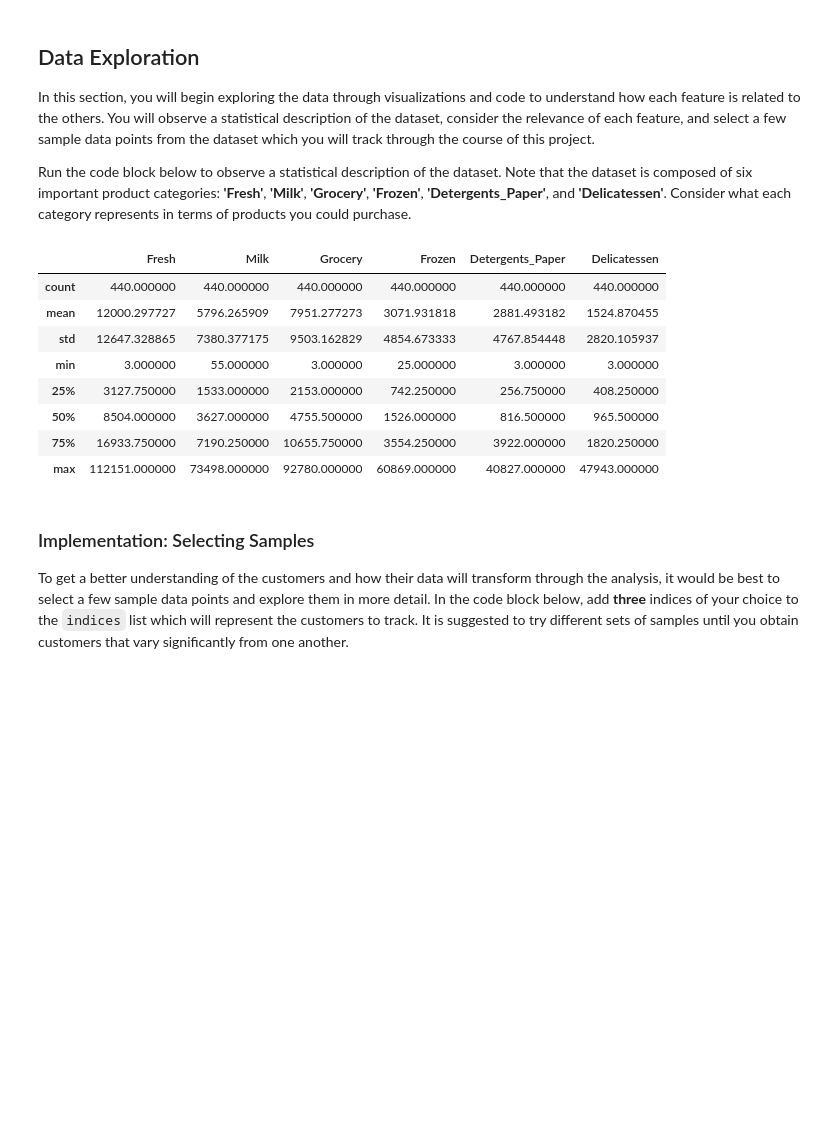
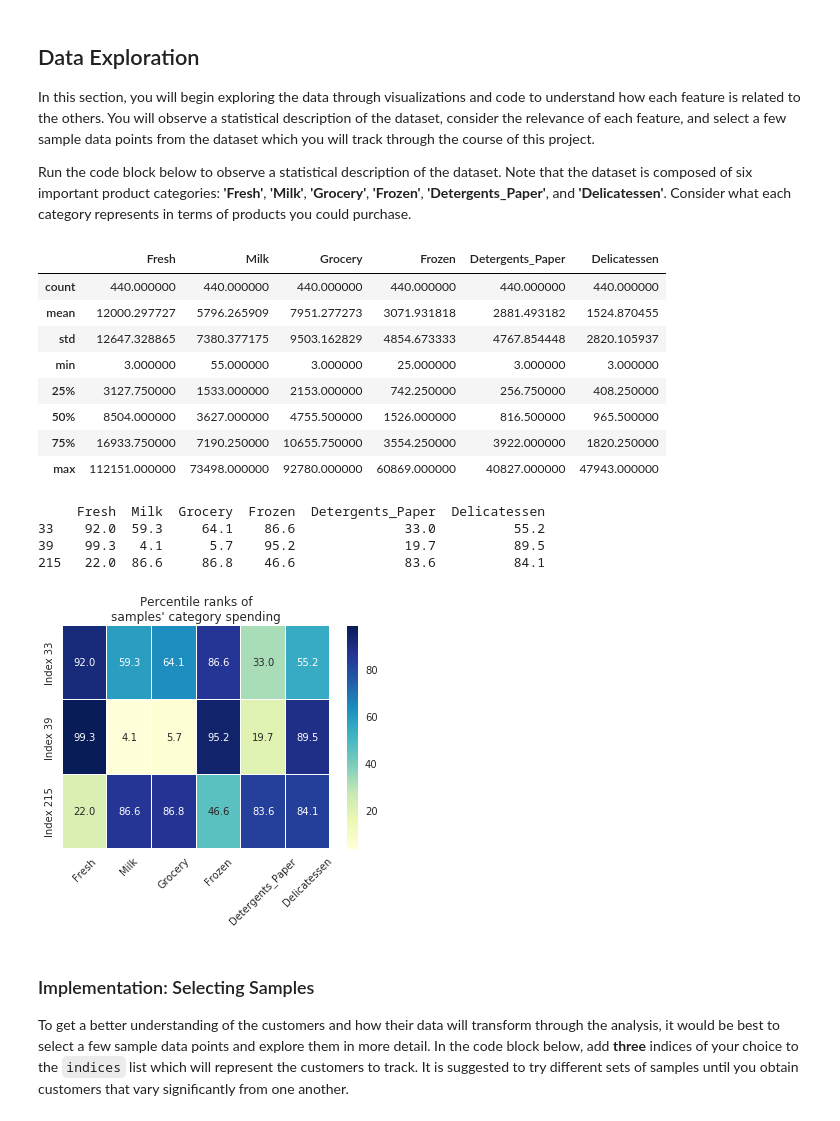
Before and after one commit to VisionTom/Nanodegree_MachineLearning, a Jupyter notebook: 04_Unsupervised/customer_segments.ipynb, the cells around one changed output. Drawn from its saved outputs; the diff is of its cells as text; code cells hidden in the pictures; blank space fills up the shorter version.

```diff
--- a/04_Unsupervised/customer_segments.ipynb
+++ b/04_Unsupervised/customer_segments.ipynb
@@ -40,19 +40,36 @@ Wholesale customers dataset has 440 samples with 6 features each.
 In this section, you will begin exploring the data through visualizations and code to understand how each feature is related to the others. You will observe a statistical description of the dataset, consider the relevance of each feature, and select a few sample data points from the dataset which you will track through the course of this project.
 
 Run the code block below to observe a statistical description of the dataset. Note that the dataset is composed of six important product categories: **'Fresh'**, **'Milk'**, **'Grocery'**, **'Frozen'**, **'Detergents_Paper'**, and **'Delicatessen'**. Consider what each category represents in terms of products you could purchase.
-# %%
-# Display a description of the dataset
-display(data.describe())
-# %% [output]
-|  | Fresh | Milk | Grocery | Frozen | Detergents_Paper | Delicatessen |
-| count | 440.000000 | 440.000000 | 440.000000 | 440.000000 | 440.000000 | 440.000000 |
-| mean | 12000.297727 | 5796.265909 | 7951.277273 | 3071.931818 | 2881.493182 | 1524.870455 |
-| std | 12647.328865 | 7380.377175 | 9503.162829 | 4854.673333 | 4767.854448 | 2820.105937 |
-| min | 3.000000 | 55.000000 | 3.000000 | 25.000000 | 3.000000 | 3.000000 |
-| 25% | 3127.750000 | 1533.000000 | 2153.000000 | 742.250000 | 256.750000 | 408.250000 |
-| 50% | 8504.000000 | 3627.000000 | 4755.500000 | 1526.000000 | 816.500000 | 965.500000 |
-| 75% | 16933.750000 | 7190.250000 | 10655.750000 | 3554.250000 | 3922.000000 | 1820.250000 |
-| max | 112151.000000 | 73498.000000 | 92780.000000 | 60869.000000 | 40827.000000 | 47943.000000 |
+# %%
+# Display a description of the dataset
+display(data.describe())
+
+import matplotlib.pyplot as plt
+import seaborn as sns
+
+# look at percentile ranks
+pcts = 100. * data.rank(axis=0, pct=True).iloc[indices].round(decimals=3)
+print pcts
+
+# visualize percentiles with heatmap
+sns.heatmap(pcts, yticklabels=['Index '+str(x) for x in indices], annot=True, linewidth=.1, vmax=99, fmt='.1f', cmap='YlGnBu')
+plt.title('Percentile ranks of\nsamples\' category spending')
+plt.xticks(rotation=45, ha='center');
+# %% [output]
+|  | Fresh | Milk | Grocery | Frozen | Detergents_Paper | Delicatessen |
+| count | 440.000000 | 440.000000 | 440.000000 | 440.000000 | 440.000000 | 440.000000 |
+| mean | 12000.297727 | 5796.265909 | 7951.277273 | 3071.931818 | 2881.493182 | 1524.870455 |
+| std | 12647.328865 | 7380.377175 | 9503.162829 | 4854.673333 | 4767.854448 | 2820.105937 |
+| min | 3.000000 | 55.000000 | 3.000000 | 25.000000 | 3.000000 | 3.000000 |
+| 25% | 3127.750000 | 1533.000000 | 2153.000000 | 742.250000 | 256.750000 | 408.250000 |
+| 50% | 8504.000000 | 3627.000000 | 4755.500000 | 1526.000000 | 816.500000 | 965.500000 |
+| 75% | 16933.750000 | 7190.250000 | 10655.750000 | 3554.250000 | 3922.000000 | 1820.250000 |
+| max | 112151.000000 | 73498.000000 | 92780.000000 | 60869.000000 | 40827.000000 | 47943.000000 |
+     Fresh  Milk  Grocery  Frozen  Detergents_Paper  Delicatessen
+33    92.0  59.3     64.1    86.6              33.0          55.2
+39    99.3   4.1      5.7    95.2              19.7          89.5
+215   22.0  86.6     86.8    46.6              83.6          84.1
+[figure, added]
 # %% [markdown]
 ### Implementation: Selecting Samples
 To get a better understanding of the customers and how their data will transform through the analysis, it would be best to select a few sample data points and explore them in more detail. In the code block below, add **three** indices of your choice to the `indices` list which will represent the customers to track. It is suggested to try different sets of samples until you obtain customers that vary significantly from one another.
```
Also changed, not shown: parts of 4 cells of this notebook.
